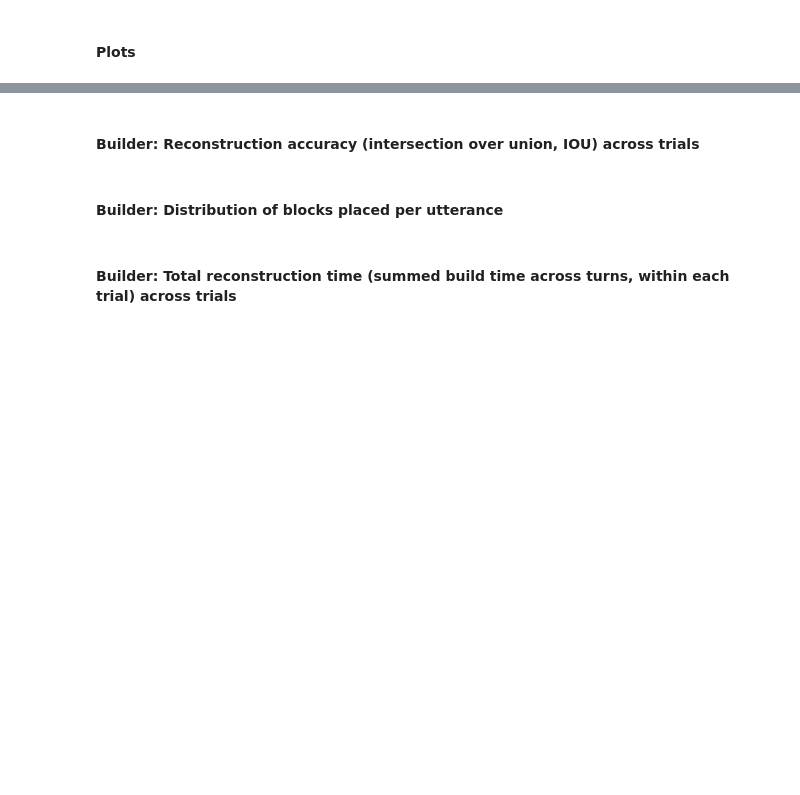
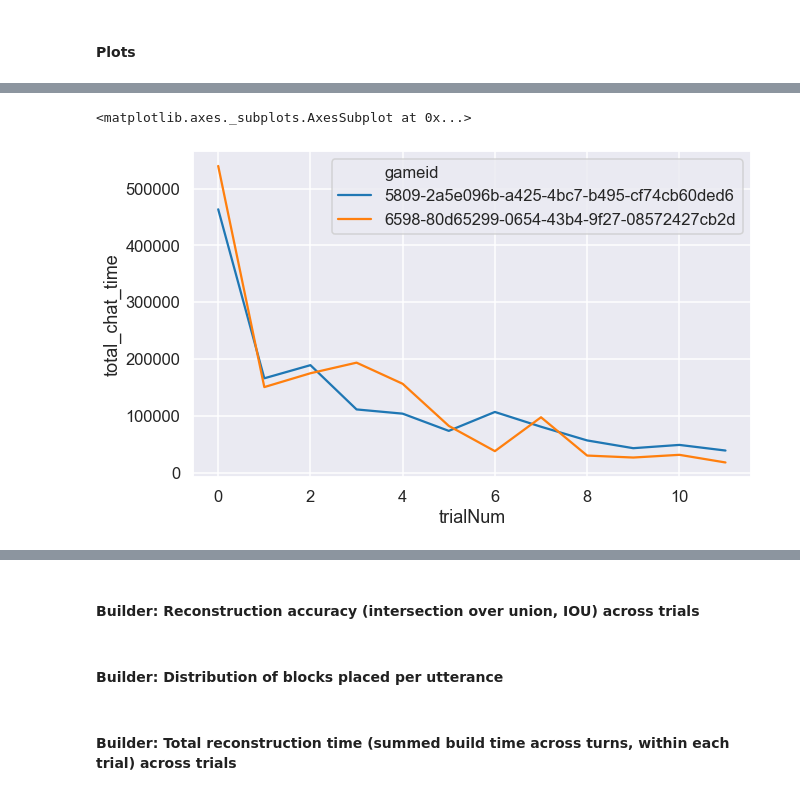
Before and after one commit to cogtoolslab/compositional-abstractions, a Jupyter notebook: analysis/compabs_analysis_p3.ipynb, the cells around one changed output, grey strips where cells are left out. Drawn from its saved outputs; the diff is of its cells as text; code cells hidden in the pictures; blank space fills up the shorter version.

```diff
--- a/analysis/compabs_analysis_p3.ipynb
+++ b/analysis/compabs_analysis_p3.ipynb
@@ -541,0 +501,8 @@ sns.lineplot(data=block_times, x='trialNum', y='timeElapsedInTurn', hue='gameid'
+# %%
+# total time from start of turn to message sent in all turns
+
+plt.figure(figsize=(10,6))
+sns.lineplot(data=df_trial_time, x='trialNum', y='total_chat_time', hue='gameid')
+# %% [output]
+<matplotlib.axes._subplots.AxesSubplot at 0x...>
+[figure, added]
```
Also changed, not shown: parts of 19 cells of this notebook.
